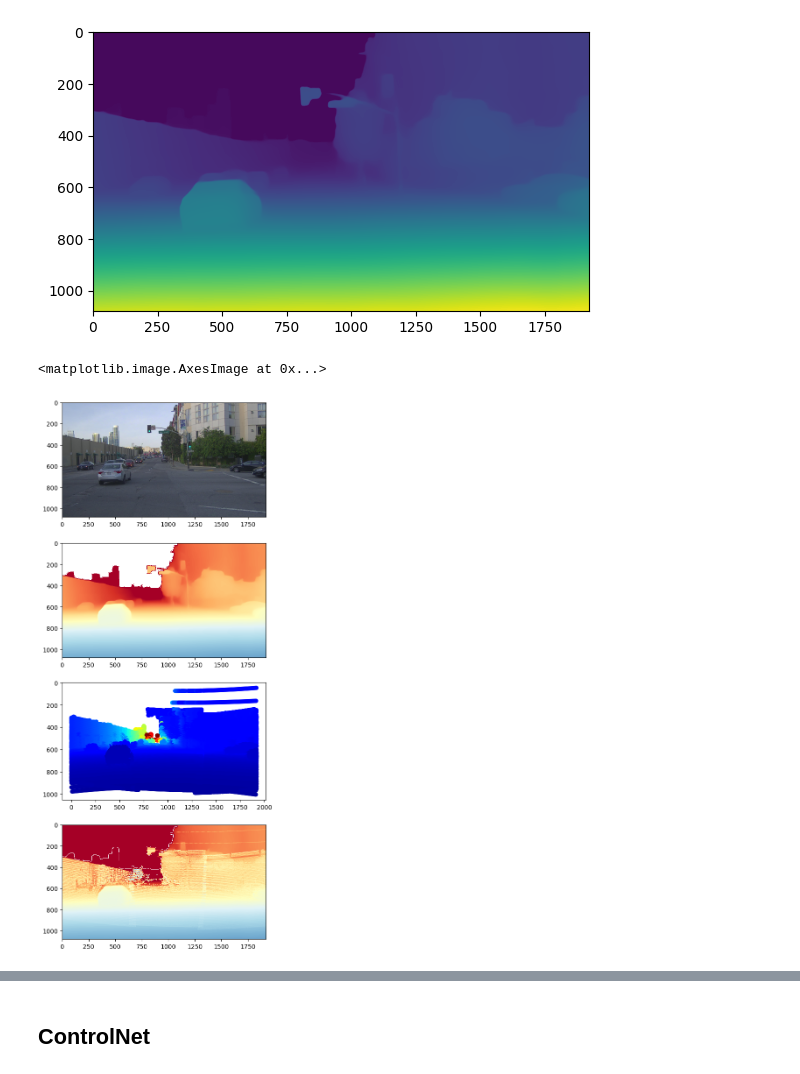
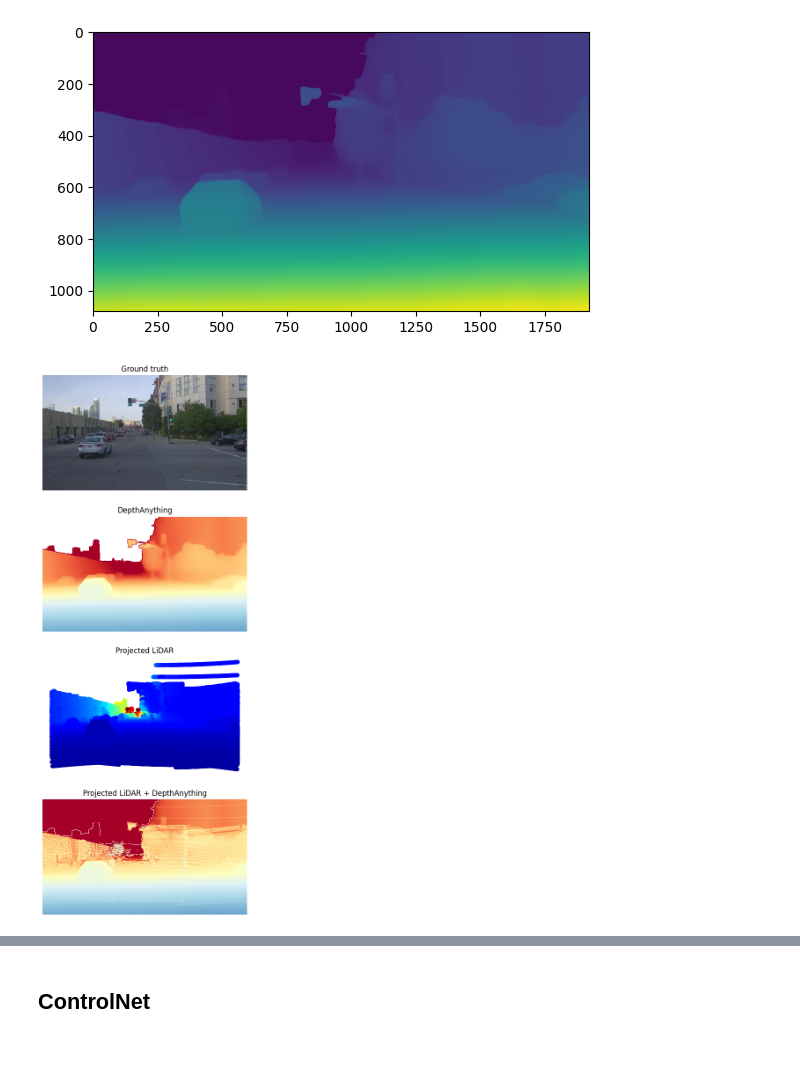
Before and after one commit to gasparyanartur/imaginedriving, a Jupyter notebook: notebooks/controlnet-test.ipynb, the cells around one changed output, grey strips where cells are left out. Saved outputs shown, nothing was run; the diff lists cells and outputs as text; code cells hidden in the pictures.

```diff
--- a/notebooks/controlnet-test.ipynb
+++ b/notebooks/controlnet-test.ipynb
@@ -163,15 +164,22 @@ for i, (x, y) in enumerate(points2d_camera):
 # %%
 fig, (ax0, ax1, ax2, ax3) = plt.subplots(4, 1, figsize=(6, 16))
 VMIN = 2
 VMAX = 50
 CMAP = 'RdYlBu'
 
 ax0.imshow(ex_rgb.permute(1, 2, 0))
+ax0.set_title("Ground truth")
+ax0.set_axis_off()
 ax1.imshow(pred_dep_sized.permute(1, 2, 0),  norm=colors.LogNorm(vmin=VMIN, vmax=VMAX, clip=False), cmap=CMAP)
+ax1.set_title("DepthAnything")
+ax1.set_axis_off()
 ax2.scatter(points2d_camera[:, 0], points2d_camera[:, 1], c=cm.jet(dists / dists.max()))
 ax2.invert_yaxis()
+ax2.set_title("Projected LiDAR")
+ax2.set_axis_off()
 ax3.imshow(pred_dep_2.permute(1, 2, 0),  norm=colors.LogNorm(vmin=VMIN, vmax=VMAX, clip=False), cmap=CMAP)
+ax3.set_title("Projected LiDAR + DepthAnything")
+ax3.set_axis_off()
 # %% [output]
-<matplotlib.image.AxesImage at 0x...>
-[figure, old version]
+[figure, new version]
 # %%
```
Also changed, not shown: parts of 8 cells of this notebook.
